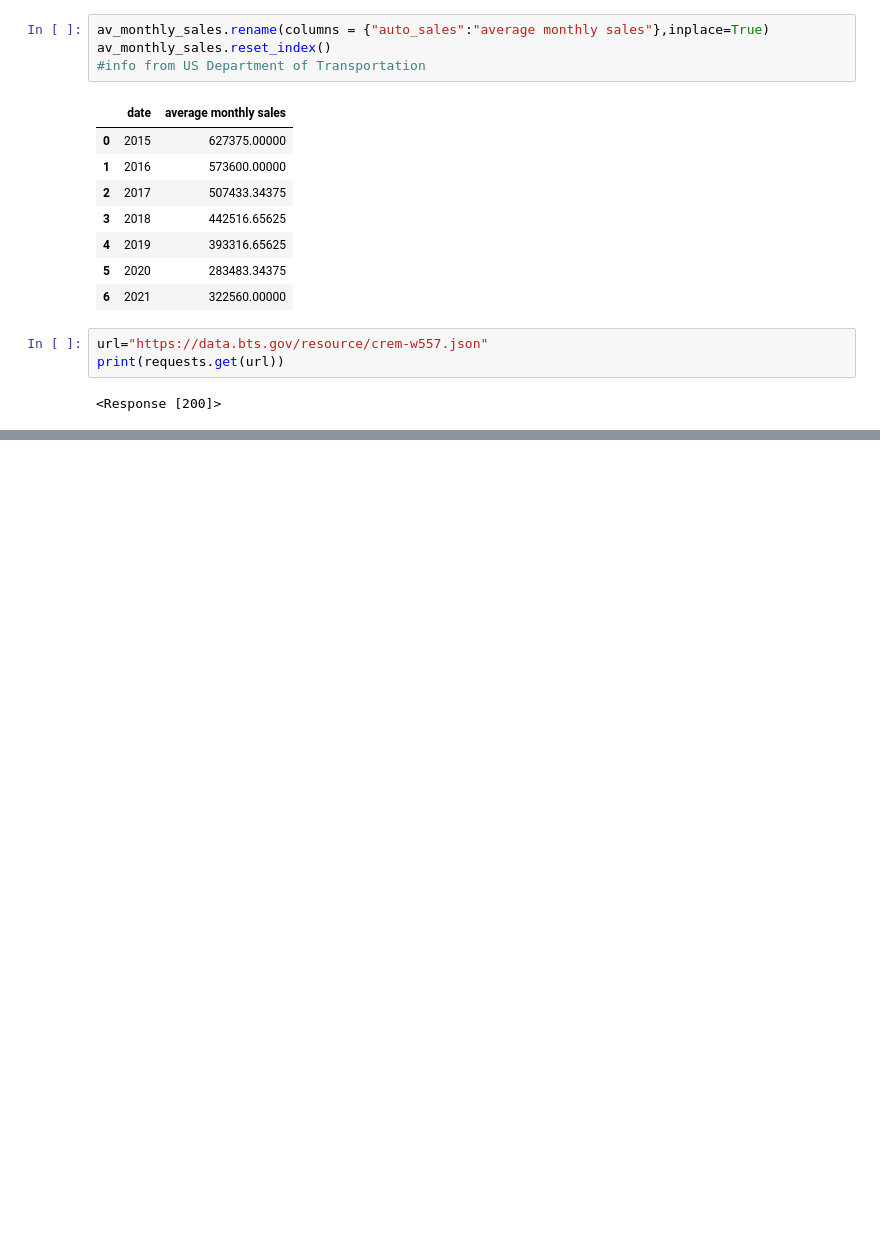
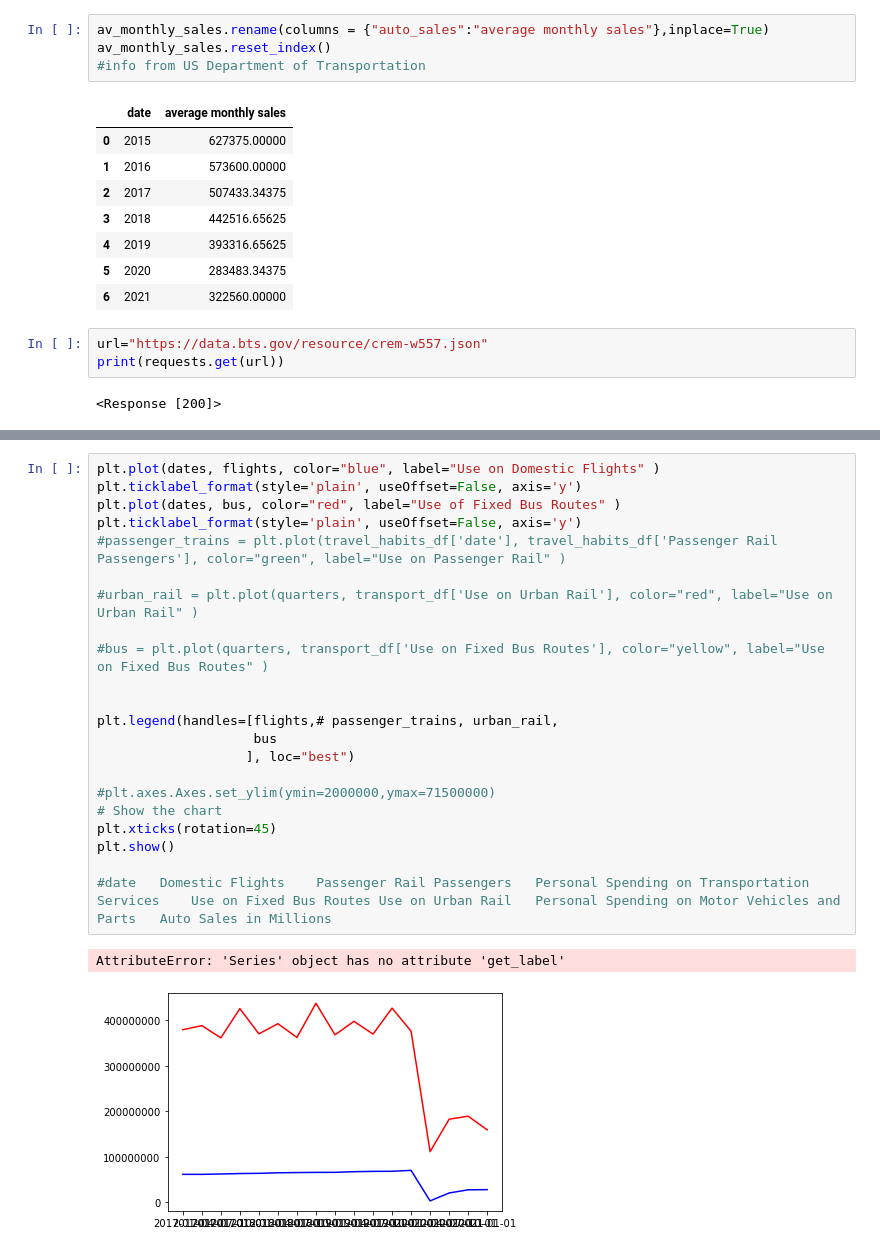
Before and after one commit to dakotajcollins/Car_Dealership, a Jupyter notebook: Dakota File/Dakota Workbook.ipynb, the cells around one changed output, grey strips where cells are left out. Cells and saved outputs as stored; diff of their text form; blank space fills up the shorter version.

```diff
--- a/Dakota File/Dakota Workbook.ipynb
+++ b/Dakota File/Dakota Workbook.ipynb
@@ -143,0 +193,25 @@ lockdown_df.head(57)
+# %%
+plt.plot(dates, flights, color="blue", label="Use on Domestic Flights" )
+plt.ticklabel_format(style='plain', useOffset=False, axis='y')
+plt.plot(dates, bus, color="red", label="Use of Fixed Bus Routes" )
+plt.ticklabel_format(style='plain', useOffset=False, axis='y')
+#passenger_trains = plt.plot(travel_habits_df['date'], travel_habits_df['Passenger Rail Passengers'], color="green", label="Use on Passenger Rail" )
+
+#urban_rail = plt.plot(quarters, transport_df['Use on Urban Rail'], color="red", label="Use on Urban Rail" )
+
+#bus = plt.plot(quarters, transport_df['Use on Fixed Bus Routes'], color="yellow", label="Use on Fixed Bus Routes" )
+
+
+plt.legend(handles=[flights,# passenger_trains, urban_rail,
+                    bus
+                   ], loc="best")
+
+#plt.axes.Axes.set_ylim(ymin=2000000,ymax=71500000)
+# Show the chart
+plt.xticks(rotation=45)
+plt.show()
+
+#date	Domestic Flights	Passenger Rail Passengers	Personal Spending on Transportation Services	Use on Fixed Bus Routes	Use on Urban Rail	Personal Spending on Motor Vehicles and Parts	Auto Sales in Millions
+# %% [output]
+AttributeError: 'Series' object has no attribute 'get_label'
+[figure, added]
```
Also changed, not shown: parts of 16 cells of this notebook, 2 other files.
